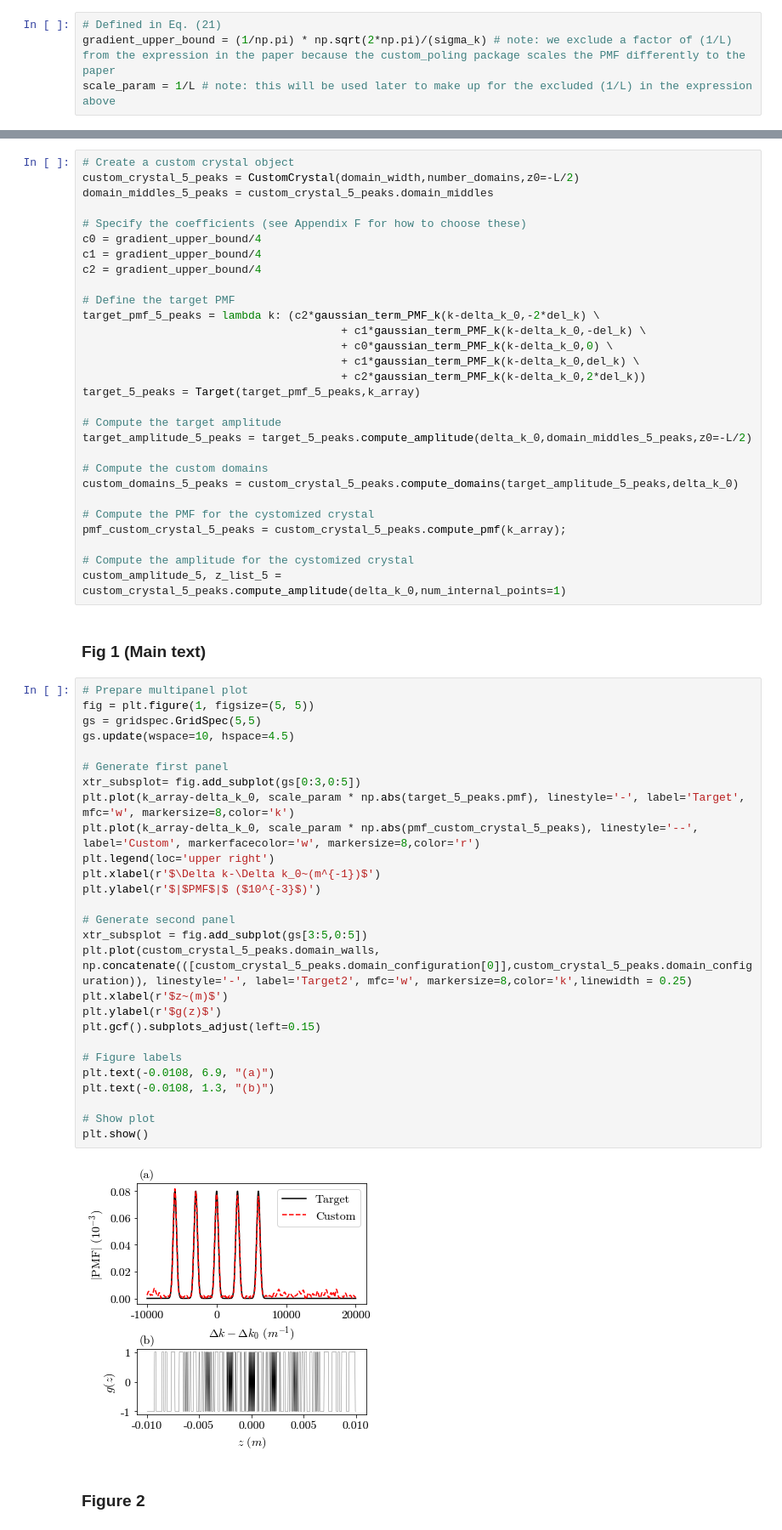
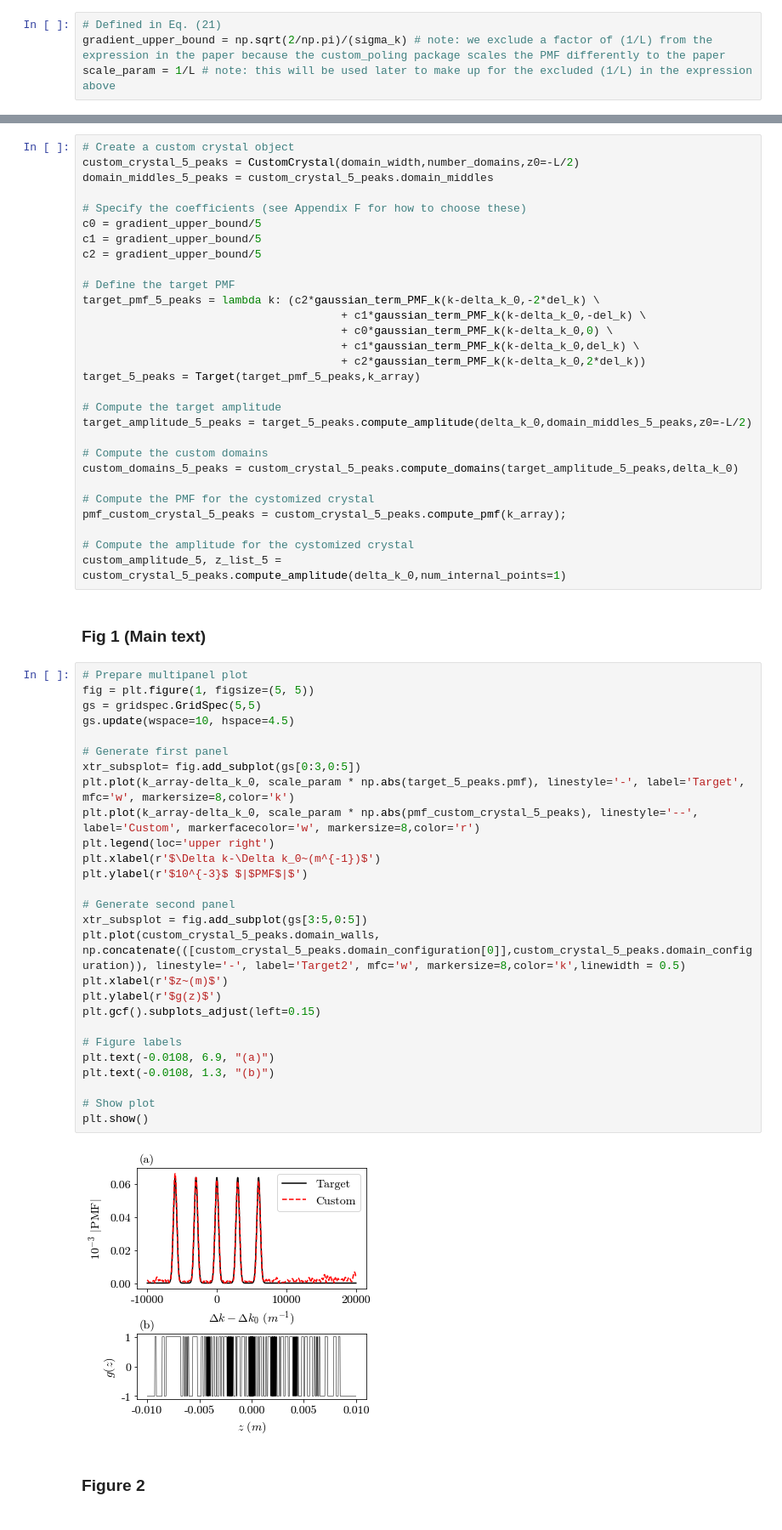
Before and after one commit to abranczyk/custom-poling, a Jupyter notebook: arXiv 2204.10079 - Tunable frequency-bin multi-mode squeezed states of light.ipynb, the cells around one changed output, grey strips where cells are left out. Shown at 85% size. Drawn from its saved outputs; the diff is of its cells as text.

```diff
--- a/arXiv 2204.10079 - Tunable frequency-bin multi-mode squeezed states of light.ipynb
+++ b/arXiv 2204.10079 - Tunable frequency-bin multi-mode squeezed states of light.ipynb
@@ -111,7 +111,7 @@ gaussian_pump_term_omega = (lambda omega_s,omega_i,delw:
 ### Amplitude gradient upper bound
 # %%
 # Defined in Eq. (21)
-gradient_upper_bound = (1/np.pi) * np.sqrt(2*np.pi)/(sigma_k) # note: we exclude a factor of (1/L) from the expression in the paper because the custom_poling package scales the PMF differently to the paper
+gradient_upper_bound = np.sqrt(2/np.pi)/(sigma_k) # note: we exclude a factor of (1/L) from the expression in the paper because the custom_poling package scales the PMF differently to the paper
 scale_param = 1/L # note: this will be used later to make up for the excluded (1/L) in the expression above
 # %% [markdown]
 ## 15-MODE SQUEEZED STATE
@@ -123,9 +123,9 @@ custom_crystal_5_peaks = CustomCrystal(domain_width,number_domains,z0=-L/2)
 domain_middles_5_peaks = custom_crystal_5_peaks.domain_middles
 
 # Specify the coefficients (see Appendix F for how to choose these)
-c0 = gradient_upper_bound/4
-c1 = gradient_upper_bound/4
-c2 = gradient_upper_bound/4
+c0 = gradient_upper_bound/5
+c1 = gradient_upper_bound/5
+c2 = gradient_upper_bound/5
 
 # Define the target PMF
 target_pmf_5_peaks = lambda k: (c2*gaussian_term_PMF_k(k-delta_k_0,-2*del_k) \
@@ -151,32 +151,32 @@ custom_amplitude_5, z_list_5 = custom_crystal_5_peaks.compute_amplitude(delta_k_
 # %%
 # Prepare multipanel plot
 fig = plt.figure(1, figsize=(5, 5))
 gs = gridspec.GridSpec(5,5)
 gs.update(wspace=10, hspace=4.5)
 
 # Generate first panel
 xtr_subsplot= fig.add_subplot(gs[0:3,0:5])
 plt.plot(k_array-delta_k_0, scale_param * np.abs(target_5_peaks.pmf), linestyle='-', label='Target', mfc='w', markersize=8,color='k')
 plt.plot(k_array-delta_k_0, scale_param * np.abs(pmf_custom_crystal_5_peaks), linestyle='--', label='Custom', markerfacecolor='w', markersize=8,color='r')
 plt.legend(loc='upper right')
 plt.xlabel(r'$\Delta k-\Delta k_0~(m^{-1})$')
-plt.ylabel(r'$|$PMF$|$ ($10^{-3}$)')
+plt.ylabel(r'$10^{-3}$ $|$PMF$|$')
 
 # Generate second panel
 xtr_subsplot = fig.add_subplot(gs[3:5,0:5])
-plt.plot(custom_crystal_5_peaks.domain_walls, np.concatenate(([custom_crystal_5_peaks.domain_configuration[0]],custom_crystal_5_peaks.domain_configuration)), linestyle='-', label='Target2', mfc='w', markersize=8,color='k',linewidth = 0.25)
+plt.plot(custom_crystal_5_peaks.domain_walls, np.concatenate(([custom_crystal_5_peaks.domain_configuration[0]],custom_crystal_5_peaks.domain_configuration)), linestyle='-', label='Target2', mfc='w', markersize=8,color='k',linewidth = 0.5)
 plt.xlabel(r'$z~(m)$')
 plt.ylabel(r'$g(z)$')
 plt.gcf().subplots_adjust(left=0.15)
 
 # Figure labels
 plt.text(-0.0108, 6.9, "(a)")
 plt.text(-0.0108, 1.3, "(b)")
 
 # Show plot
 plt.show()
 # %% [output]
-[figure, old version]
+[figure, new version]
 # %% [markdown]
 ### Figure 2
 # %%
```
Also changed, not shown: parts of 4 cells of this notebook.
